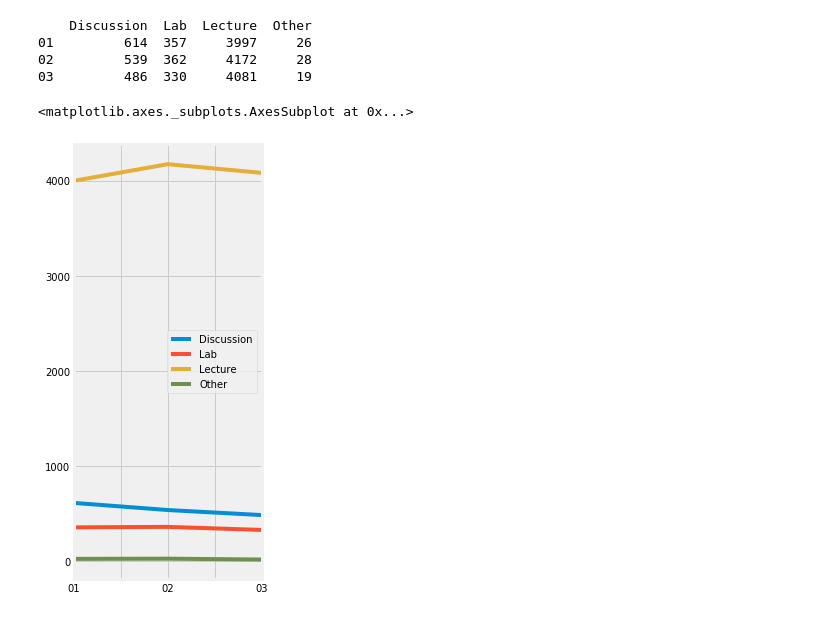
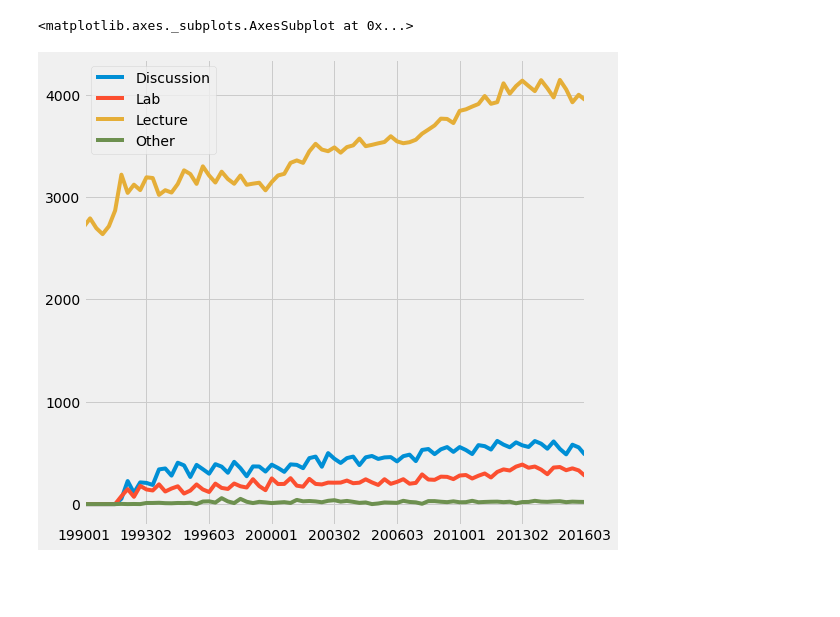
Before and after one commit to pelovett/DuckClassAnalysis, a Jupyter notebook: analysis.ipynb, the cells around one changed output. Drawn from its saved outputs; the diff is of its cells as text; code cells hidden in the pictures; blank space fills up the shorter version.

Commit message:
Fixed get all option and fixed 2nd graph

```diff
--- a/analysis.ipynb
+++ b/analysis.ipynb
@@ -69,20 +87,16 @@ plt.show()
 # %%
 classTypes = {"Discussion":0, "Lecture":0, "Lab":0, "Other":0}
-fall,winter,spring = classTypes.copy(),classTypes.copy(),classTypes.copy()
-typeTerm = {"01":fall, "02":winter, "03":spring}
+termData = {}
 for section in data:
+    if not (section[-1]+section[-2]) in termData:
+        termData[section[-1]+section[-2]] = classTypes.copy()
     if section[0] in classTypes:
-        typeTerm[section[-1]][section[0]] += 1
+        termData[section[-1]+section[-2]][section[0]] += 1
     else:
-        typeTerm[section[-1]]["Other"] += 1
+        termData[section[-1]+section[-2]]["Other"] += 1
 
-df = pd.DataFrame(typeTerm).T
-print(df)
-df.plot.line(figsize=(3,8))
+df = pd.DataFrame(termData).T
+df.plot.line(figsize=(8,8))
 # %% [output]
-    Discussion  Lab  Lecture  Other
-01         614  357     3997     26
-02         539  362     4172     28
-03         486  330     4081     19
+<matplotlib.axes._subplots.AxesSubplot at 0x...>
-<matplotlib.axes._subplots.AxesSubplot at 0x...>
-[figure, old version]
+[figure, new version]
```
Also changed, not shown: parts of 4 cells of this notebook, 1 other file.
